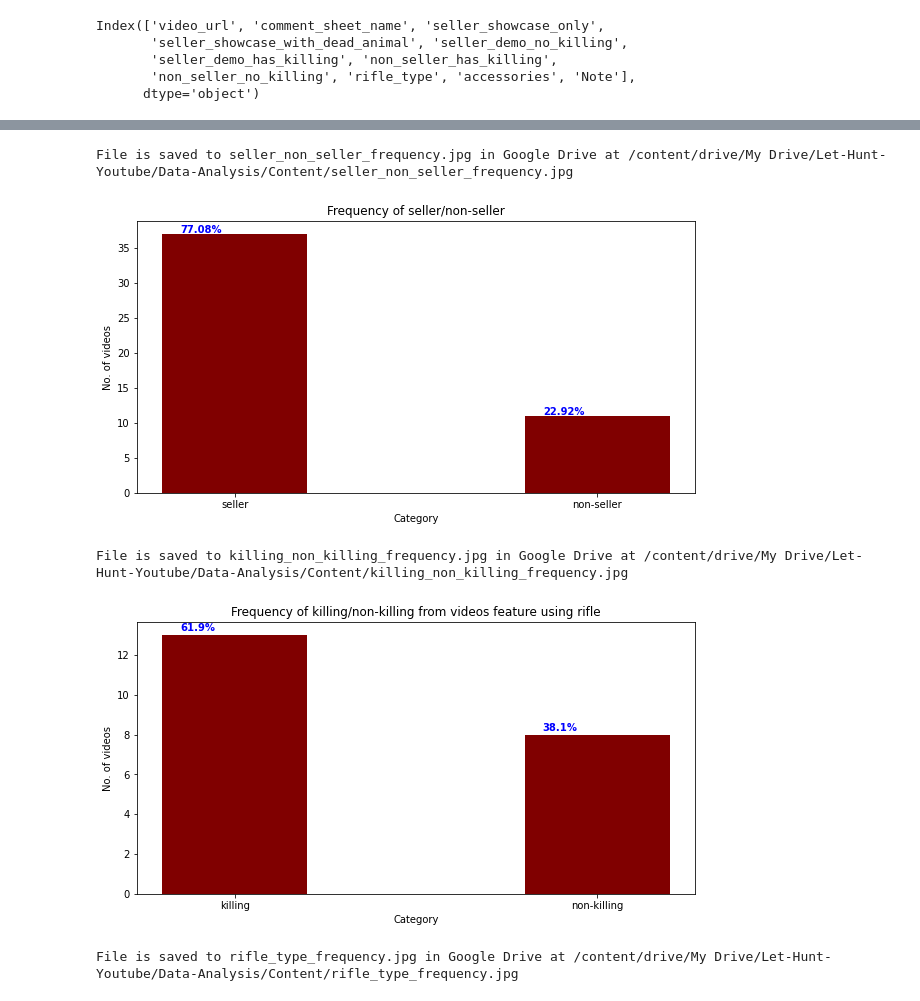
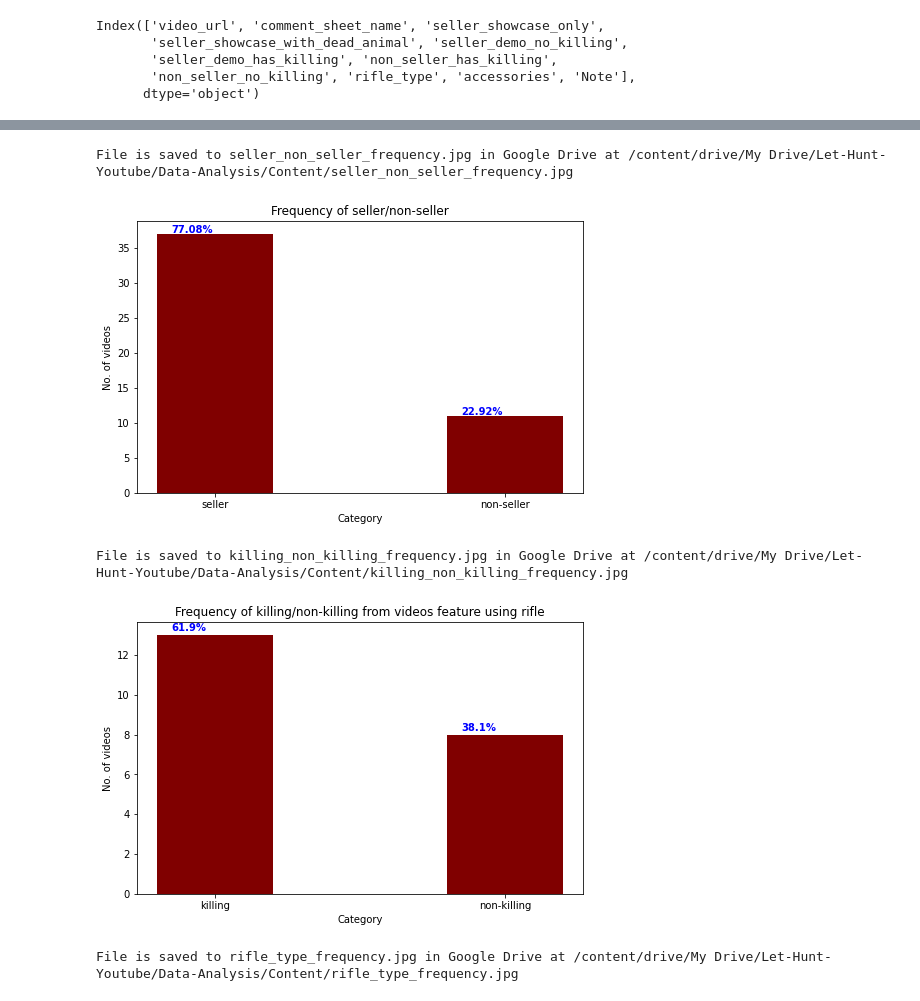
Before and after one commit to hoangantk6/Youtube_Hunting, a Jupyter notebook: 04-Data-Analysis/01_video-content-analysis.ipynb, the cells around one changed output, grey strips where cells are left out. Drawn from its saved outputs; the diff is of its cells as text; code cells hidden in the pictures.

```diff
--- a/04-Data-Analysis/01_video-content-analysis.ipynb
+++ b/04-Data-Analysis/01_video-content-analysis.ipynb
@@ -135,21 +137,22 @@ File is saved to seller_non_seller_content.jpg in Google Drive at /content/drive
 # %%
 # seller/non-seller
 seller_non_seller_data = {}
 seller_non_seller_data['seller'] = frequency[category['seller']].sum()
 seller_non_seller_data['non-seller'] = frequency[category['non-seller']].sum()
 
 plt = dautils.bar_plot(
     data=seller_non_seller_data,
     xlabel="Category",
     ylabel="No. of videos",
-    title="Frequency of seller/non-seller"
+    title="Frequency of seller/non-seller",
+    figsize=(8,5)
 )
 
 # save image
 utils.save_image(plt, visualization_folder_path, "seller_non_seller_frequency.jpg")
 # %% [output]
 File is saved to seller_non_seller_frequency.jpg in Google Drive at /content/drive/My Drive/Let-Hunt-Youtube/Data-Analysis/Content/seller_non_seller_frequency.jpg
-[figure, old version]
+[figure, new version]
 # %%
 # killing / non-killing
 killing_non_killing_data = {}
@@ -160,14 +163,15 @@ plt = dautils.bar_plot(
     data=killing_non_killing_data,
     xlabel="Category",
     ylabel="No. of videos",
-    title="Frequency of killing/non-killing from videos feature using rifle"
+    title="Frequency of killing/non-killing from videos feature using rifle",
+    figsize=(8,5)
 )
 
 # save image
 utils.save_image(plt, visualization_folder_path, "killing_non_killing_frequency.jpg")
 # %% [output]
 File is saved to killing_non_killing_frequency.jpg in Google Drive at /content/drive/My Drive/Let-Hunt-Youtube/Data-Analysis/Content/killing_non_killing_frequency.jpg
-[figure, old version]
+[figure, new version]
 # %%
 rifle_type_list = []
 for i in data.rifle_type[data.rifle_type.notna()]:
```
Also changed, not shown: parts of 4 cells of this notebook.
